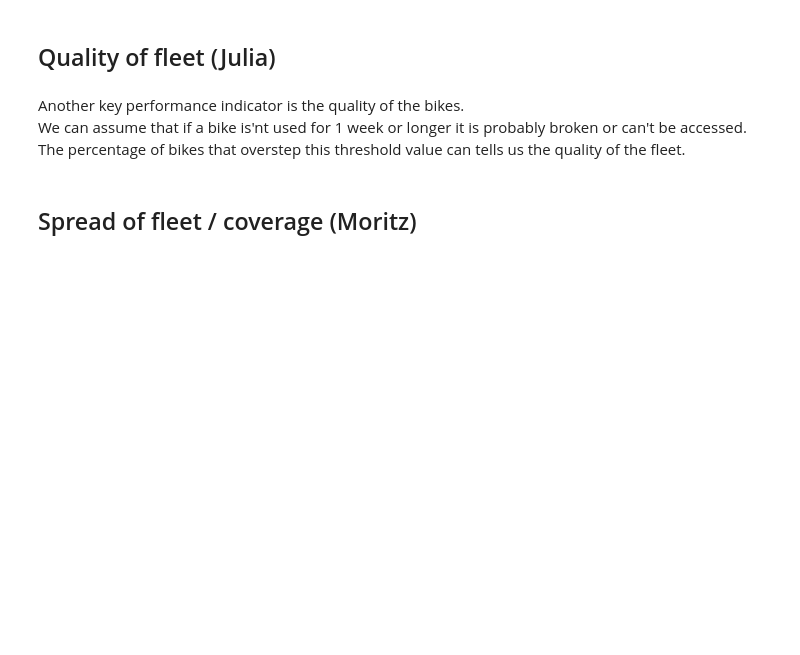
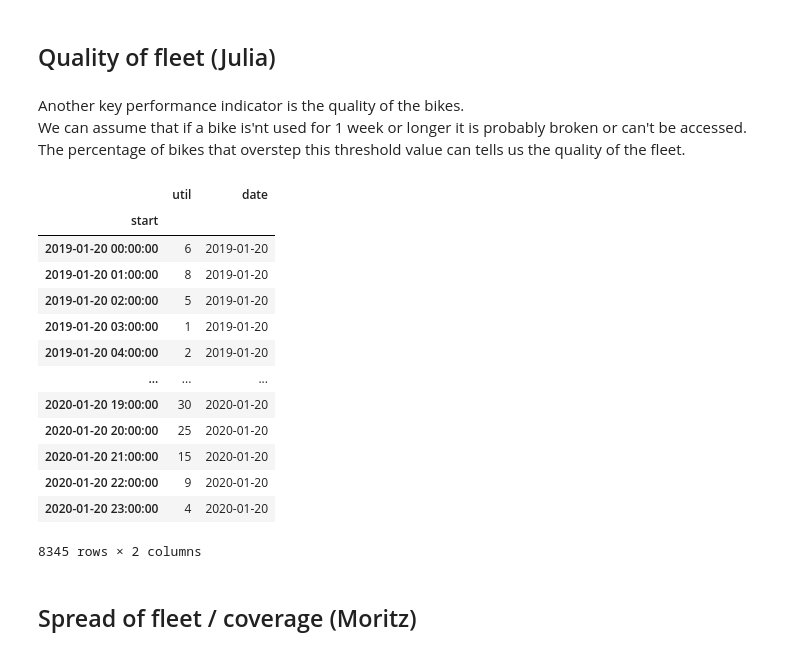
Before and after one commit to mogottsch/dsml_2020_magma, a Jupyter notebook: 2_kpi_calculation/KPI_Calculation.ipynb, the cells around one changed output. Drawn from its saved outputs; the diff is of its cells as text; code cells hidden in the pictures; blank space fills up the shorter version.

```diff
--- a/2_kpi_calculation/KPI_Calculation.ipynb
+++ b/2_kpi_calculation/KPI_Calculation.ipynb
@@ -203,5 +203,22 @@ Wer das hier liest ist cool :)
 Another key performance indicator is the quality of the bikes.
 We can assume that if a bike is'nt used for 1 week or longer it is probably broken or can't be accessed.
 The percentage of bikes that overstep this threshold value can tells us the quality of the fleet.
+# %%
+kpi_mar
+# %% [output]
+|  | util | date |
+| start |  |  |
+| 2019-01-20 00:00:00 | 6 | 2019-01-20 |
+| 2019-01-20 01:00:00 | 8 | 2019-01-20 |
+| 2019-01-20 02:00:00 | 5 | 2019-01-20 |
+| 2019-01-20 03:00:00 | 1 | 2019-01-20 |
+| 2019-01-20 04:00:00 | 2 | 2019-01-20 |
+| ... | ... | ... |
+| 2020-01-20 19:00:00 | 30 | 2020-01-20 |
+| 2020-01-20 20:00:00 | 25 | 2020-01-20 |
+| 2020-01-20 21:00:00 | 15 | 2020-01-20 |
+| 2020-01-20 22:00:00 | 9 | 2020-01-20 |
+| 2020-01-20 23:00:00 | 4 | 2020-01-20 |
+8345 rows × 2 columns
 # %% [markdown]
 ## Spread of fleet / coverage (Moritz)
```
Also changed, not shown: parts of 2 cells of this notebook, 1 other file.
